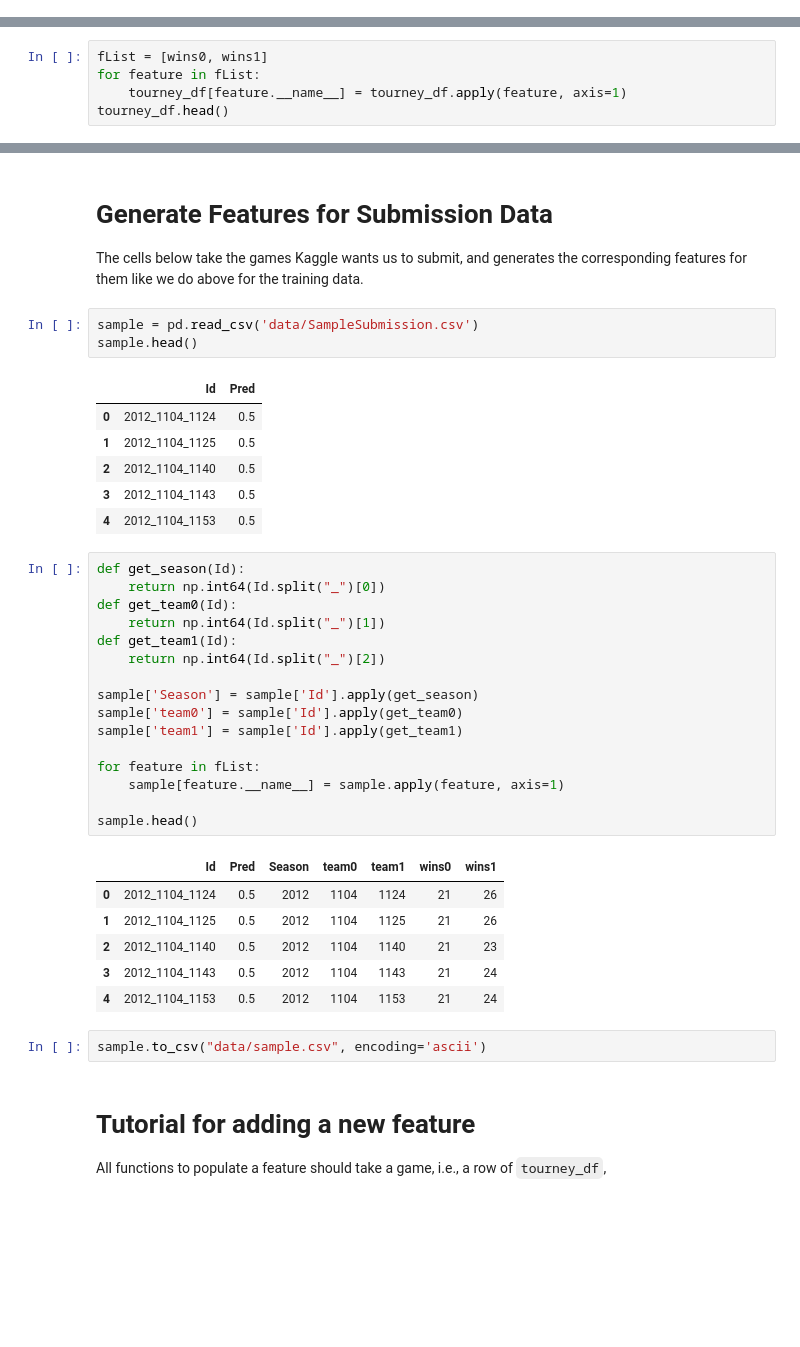
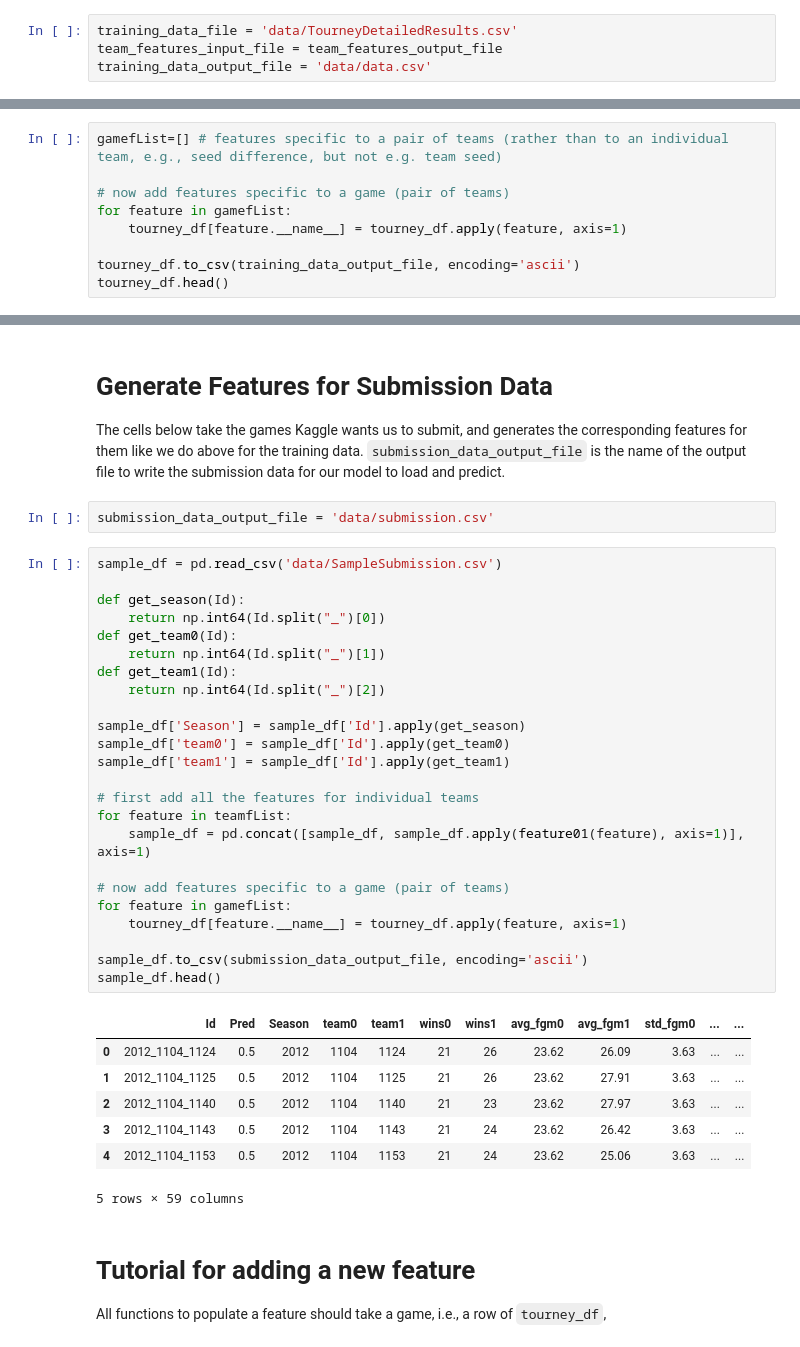
Before and after one commit to dtamayo/NCAAbasketball, a Jupyter notebook: GenerateFeatures.ipynb, the cells around one changed output, grey strips where cells are left out. Drawn from its saved outputs; the diff is of its cells as text; blank space fills up the shorter version.

```diff
--- a/GenerateFeatures.ipynb
+++ b/GenerateFeatures.ipynb
@@ -15 +77,5 @@ print("{0} tournament games in the dataset".format(Ngames))
+# %%
+training_data_file = 'data/TourneyDetailedResults.csv'
+team_features_input_file = team_features_output_file
+training_data_output_file = 'data/data.csv'
 # %% [markdown]
@@ -67,5 +139,0 @@ def wins1(game):
-# %%
-fList = [wins0, wins1]
-for feature in fList:
-    tourney_df[feature.__name__] = tourney_df.apply(feature, axis=1)
-tourney_df.head()
@@ -83,0 +147,9 @@ tourney_df.to_csv("data/data.csv", encoding='ascii')
+# %%
+gamefList=[] # features specific to a pair of teams (rather than to an individual team, e.g., seed difference, but not e.g. team seed)
+
+# now add features specific to a game (pair of teams)
+for feature in gamefList:
+    tourney_df[feature.__name__] = tourney_df.apply(feature, axis=1)
+
+tourney_df.to_csv(training_data_output_file, encoding='ascii')
+tourney_df.head()
@@ -84,42 +164,41 @@ tourney_df.to_csv("data/data.csv", encoding='ascii')
 # %% [markdown]
 # Generate Features for Submission Data
 
-The cells below take the games Kaggle wants us to submit, and generates the corresponding features for them like we do above for the training data.
+The cells below take the games Kaggle wants us to submit, and generates the corresponding features for them like we do above for the training data.  `submission_data_output_file` is the name of the output file to write the submission data for our model to load and predict.
-# %%
-sample = pd.read_csv('data/SampleSubmission.csv')
-sample.head()
-# %% [output]
-|  | Id | Pred |
-| 0 | 2012_1104_1124 | 0.5 |
-| 1 | 2012_1104_1125 | 0.5 |
-| 2 | 2012_1104_1140 | 0.5 |
-| 3 | 2012_1104_1143 | 0.5 |
-| 4 | 2012_1104_1153 | 0.5 |
+# %%
+submission_data_output_file = 'data/submission.csv'
 # %%
+sample_df = pd.read_csv('data/SampleSubmission.csv')
+
 def get_season(Id):
     return np.int64(Id.split("_")[0])
 def get_team0(Id):
     return np.int64(Id.split("_")[1])
 def get_team1(Id):
     return np.int64(Id.split("_")[2])
 
-sample['Season'] = sample['Id'].apply(get_season)
-sample['team0'] = sample['Id'].apply(get_team0)
-sample['team1'] = sample['Id'].apply(get_team1)
+sample_df['Season'] = sample_df['Id'].apply(get_season)
+sample_df['team0'] = sample_df['Id'].apply(get_team0)
+sample_df['team1'] = sample_df['Id'].apply(get_team1)
 
-for feature in fList:
-    sample[feature.__name__] = sample.apply(feature, axis=1)
+# first add all the features for individual teams
+for feature in teamfList:
+    sample_df = pd.concat([sample_df, sample_df.apply(feature01(feature), axis=1)], axis=1)
 
-sample.head()
+# now add features specific to a game (pair of teams)
+for feature in gamefList:
+    tourney_df[feature.__name__] = tourney_df.apply(feature, axis=1)
+
+sample_df.to_csv(submission_data_output_file, encoding='ascii')
+sample_df.head()
 # %% [output]
-|  | Id | Pred | Season | team0 | team1 | wins0 | wins1 |
-| 0 | 2012_1104_1124 | 0.5 | 2012 | 1104 | 1124 | 21 | 26 |
-| 1 | 2012_1104_1125 | 0.5 | 2012 | 1104 | 1125 | 21 | 26 |
-| 2 | 2012_1104_1140 | 0.5 | 2012 | 1104 | 1140 | 21 | 23 |
-| 3 | 2012_1104_1143 | 0.5 | 2012 | 1104 | 1143 | 21 | 24 |
-| 4 | 2012_1104_1153 | 0.5 | 2012 | 1104 | 1153 | 21 | 24 |
+|  | Id | Pred | Season | team0 | team1 | wins0 | wins1 | avg_fgm0 | avg_fgm1 | std_fgm0 | ... | ... |
+| 0 | 2012_1104_1124 | 0.5 | 2012 | 1104 | 1124 | 21 | 26 | 23.62 | 26.09 | 3.63 | ... | ... |
+| 1 | 2012_1104_1125 | 0.5 | 2012 | 1104 | 1125 | 21 | 26 | 23.62 | 27.91 | 3.63 | ... | ... |
+| 2 | 2012_1104_1140 | 0.5 | 2012 | 1104 | 1140 | 21 | 23 | 23.62 | 27.97 | 3.63 | ... | ... |
+| 3 | 2012_1104_1143 | 0.5 | 2012 | 1104 | 1143 | 21 | 24 | 23.62 | 26.42 | 3.63 | ... | ... |
+| 4 | 2012_1104_1153 | 0.5 | 2012 | 1104 | 1153 | 21 | 24 | 23.62 | 25.06 | 3.63 | ... | ... |
+5 rows × 59 columns
-# %%
-sample.to_csv("data/sample.csv", encoding='ascii')
 # %% [markdown]
 # Tutorial for adding a new feature
 
```
Also changed, not shown: parts of 27 cells of this notebook, 5 other files.
